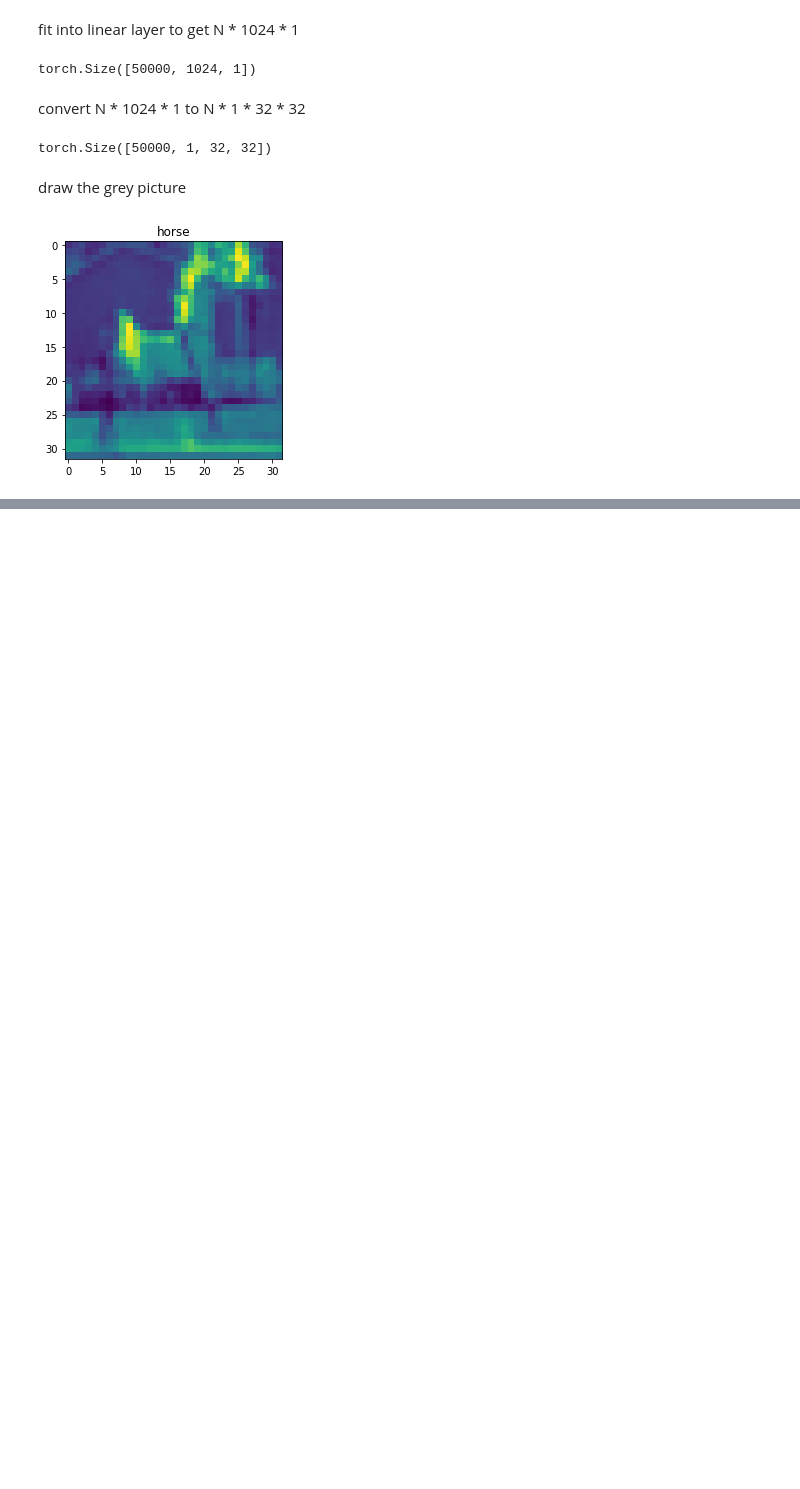
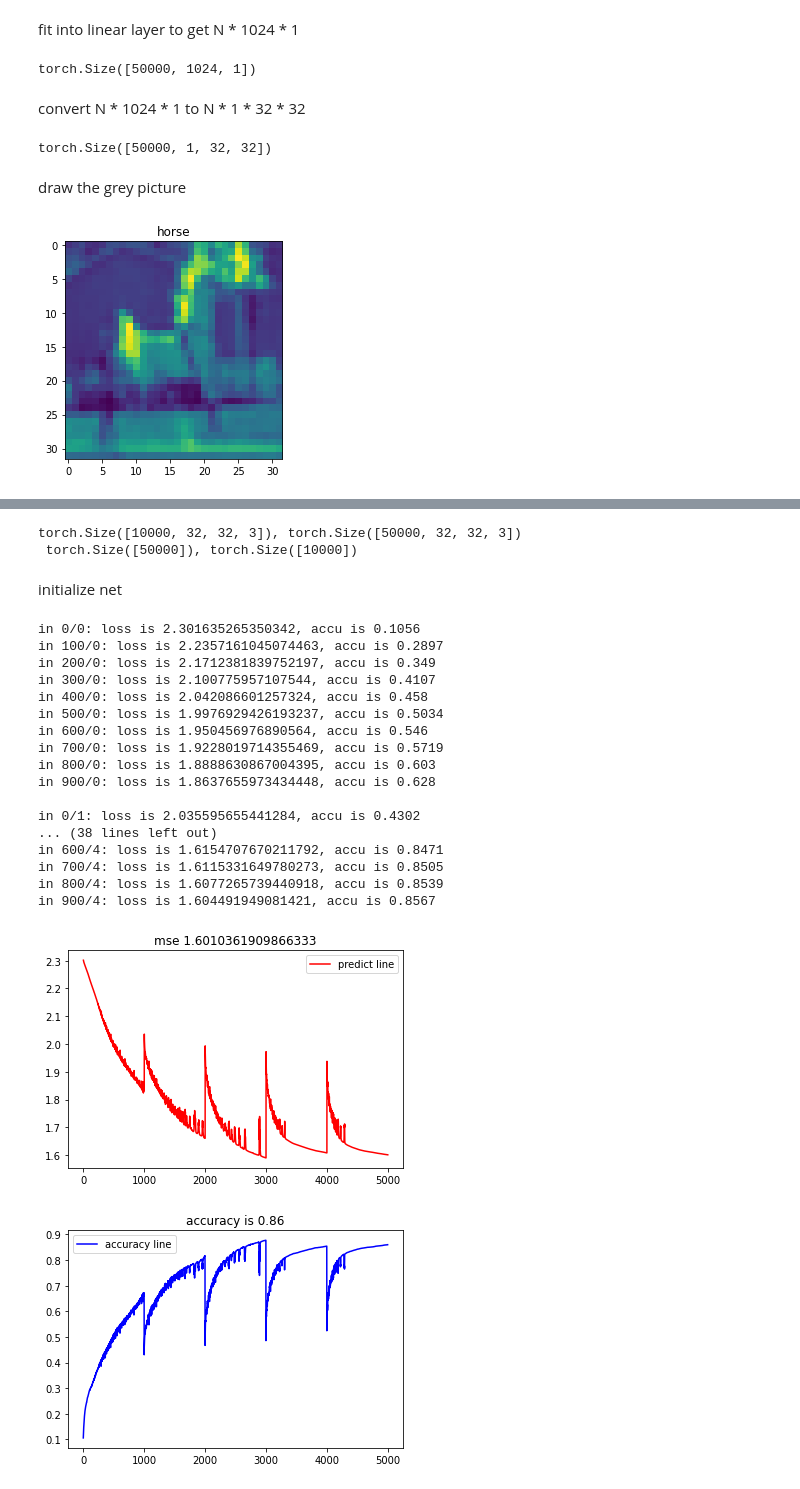
Before and after one commit to liushuyu6666/AI_relative, a Jupyter notebook: algorithm_explore/CNN_cifar10.ipynb, the cells around one changed output, grey strips where cells are left out. Saved outputs shown, nothing was run; the diff lists cells and outputs as text; code cells hidden in the pictures; blank space fills up the shorter version.

```diff
--- a/algorithm_explore/CNN_cifar10.ipynb
+++ b/algorithm_explore/CNN_cifar10.ipynb
@@ -568,0 +605,80 @@ print(net1)
+# %%
+from tensorflow.keras.datasets import cifar10
+(X_train_numpy, Y_train_numpy), (X_test_numpy, Y_test_numpy) = cifar10.load_data()
+label = {0:"airplane", 1:"automobile", 2:"bird", 3:"cat", 4:"deer",
+         5:"dog", 6:"frog", 7:"horse", 8:"ship", 9:"truck"}
+
+X_test_unvert = torch.from_numpy(X_test_numpy).type(torch.FloatTensor).div_(255)
+X_train_unvert = torch.from_numpy(X_train_numpy).type(torch.FloatTensor).div_(255)
+Y_train = torch.from_numpy(Y_train_numpy).type(torch.long).view(50000)
+Y_test = torch.from_numpy(Y_test_numpy).type(torch.long).view(10000)
+
+print(f"{X_test_unvert.size()}, {X_train_unvert.size()} \n \
+{Y_train.size()}, {Y_test.size()}")
+# %% [output]
+torch.Size([10000, 32, 32, 3]), torch.Size([50000, 32, 32, 3])
+ torch.Size([50000]), torch.Size([10000])
+# %% [markdown]
+initialize net
+# %%
+new1 = NEW1(32, 32).cuda()
+# %%
+from tqdm.notebook import tnrange, tqdm_notebook
+
+optimizer = optim.SGD(new1.parameters(), lr=0.1)
+epochs = 1000
+interval = 10000
+epoch_list = []
+loss_list = []
+correct_list = []
+
+for t in range(5):
+    X_train_seg = X_train_unvert[t*interval: (t+1)*interval, 0:32, 0:32, 0:3].cuda()
+    Y_train_seg = Y_train[t*interval:(t+1)*interval].cuda()
+    for epoch in tnrange(epochs, desc='epoch'):
+        optimizer.zero_grad()
+        out = new1(X_train_seg)
+        loss = new1.loss(out, Y_train_seg)
+        loss.backward()
+        optimizer.step()    # Does the update
+        epoch_list.append(epoch + t * epochs)
+        loss_list.append(loss.item())
+
+        # accuracy
+        pred = out.data.max(1, keepdim=False)[1]
+        correct = pred.eq(Y_train_seg.data.view_as(pred)).cpu().detach().sum()
+        correct_rate = correct.detach().item() / interval
+        correct_list.append(correct_rate)
+
+        if(epoch % 100 == 0):
+            print(f"in {epoch}/{t}: loss is {loss}, accu is {correct_rate}")
+
+fig, ax = plt.subplots()
+sns.lineplot(x=epoch_list, y=loss_list, color='red', label='predict line', ax=ax)
+plt.title(f"mse {loss}")
+plt.show()
+
+fig, ax = plt.subplots()
+sns.lineplot(x=epoch_list, y=correct_list, color='blue', label='accuracy line', ax=ax)
+plt.title(f"accuracy is {correct_rate}")
+plt.show()
+# %% [output]
+in 0/0: loss is 2.301635265350342, accu is 0.1056
+in 100/0: loss is 2.2357161045074463, accu is 0.2897
+in 200/0: loss is 2.1712381839752197, accu is 0.349
+in 300/0: loss is 2.100775957107544, accu is 0.4107
+in 400/0: loss is 2.042086601257324, accu is 0.458
+in 500/0: loss is 1.9976929426193237, accu is 0.5034
+in 600/0: loss is 1.950456976890564, accu is 0.546
+in 700/0: loss is 1.9228019714355469, accu is 0.5719
+in 800/0: loss is 1.8888630867004395, accu is 0.603
+in 900/0: loss is 1.8637655973434448, accu is 0.628
+
+in 0/1: loss is 2.035595655441284, accu is 0.4302
+... (38 lines left out)
+in 600/4: loss is 1.6154707670211792, accu is 0.8471
+in 700/4: loss is 1.6115331649780273, accu is 0.8505
+in 800/4: loss is 1.6077265739440918, accu is 0.8539
+in 900/4: loss is 1.604491949081421, accu is 0.8567
+[figure, added]
+[figure, added]
```
Also changed, not shown: parts of 10 cells of this notebook.
